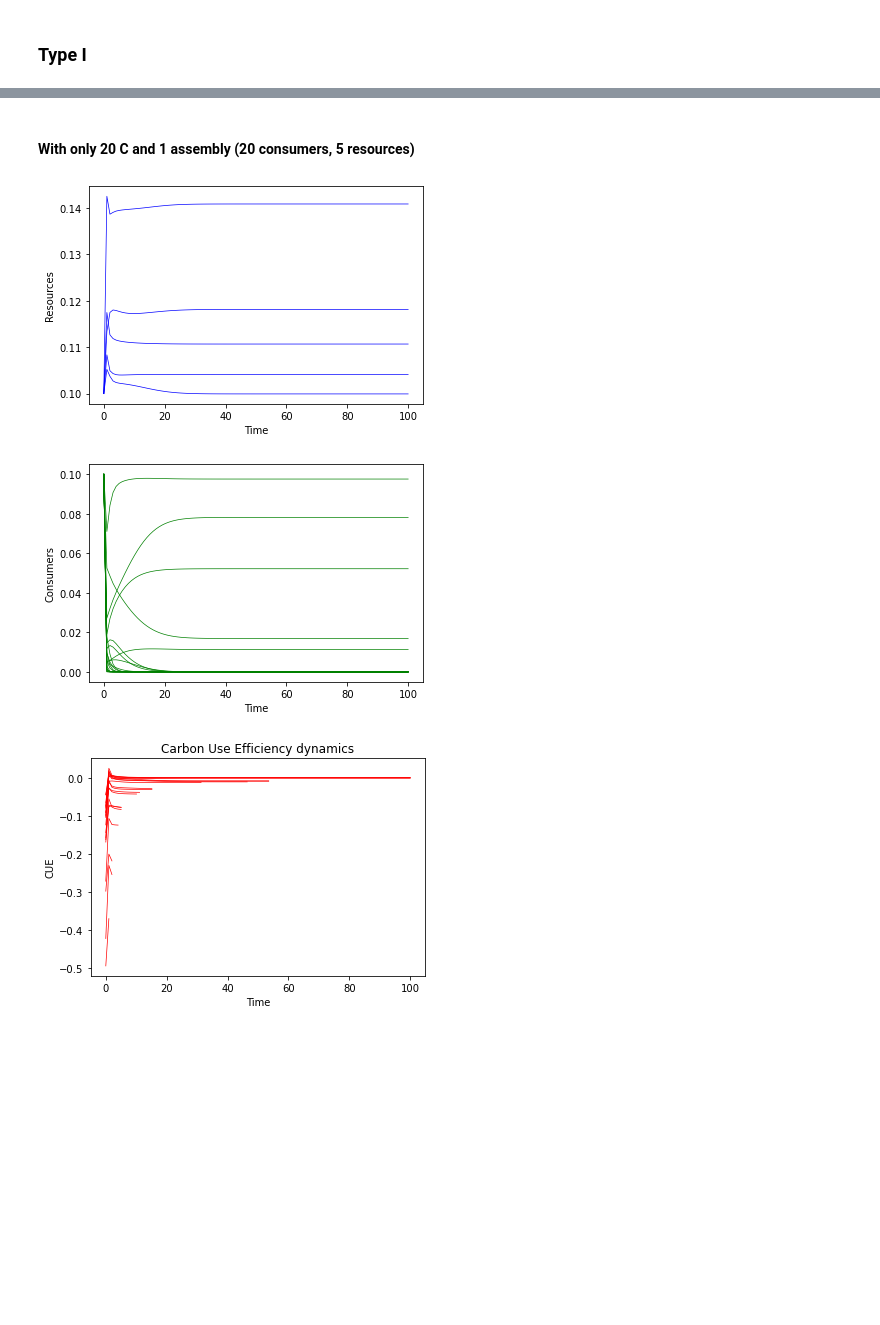
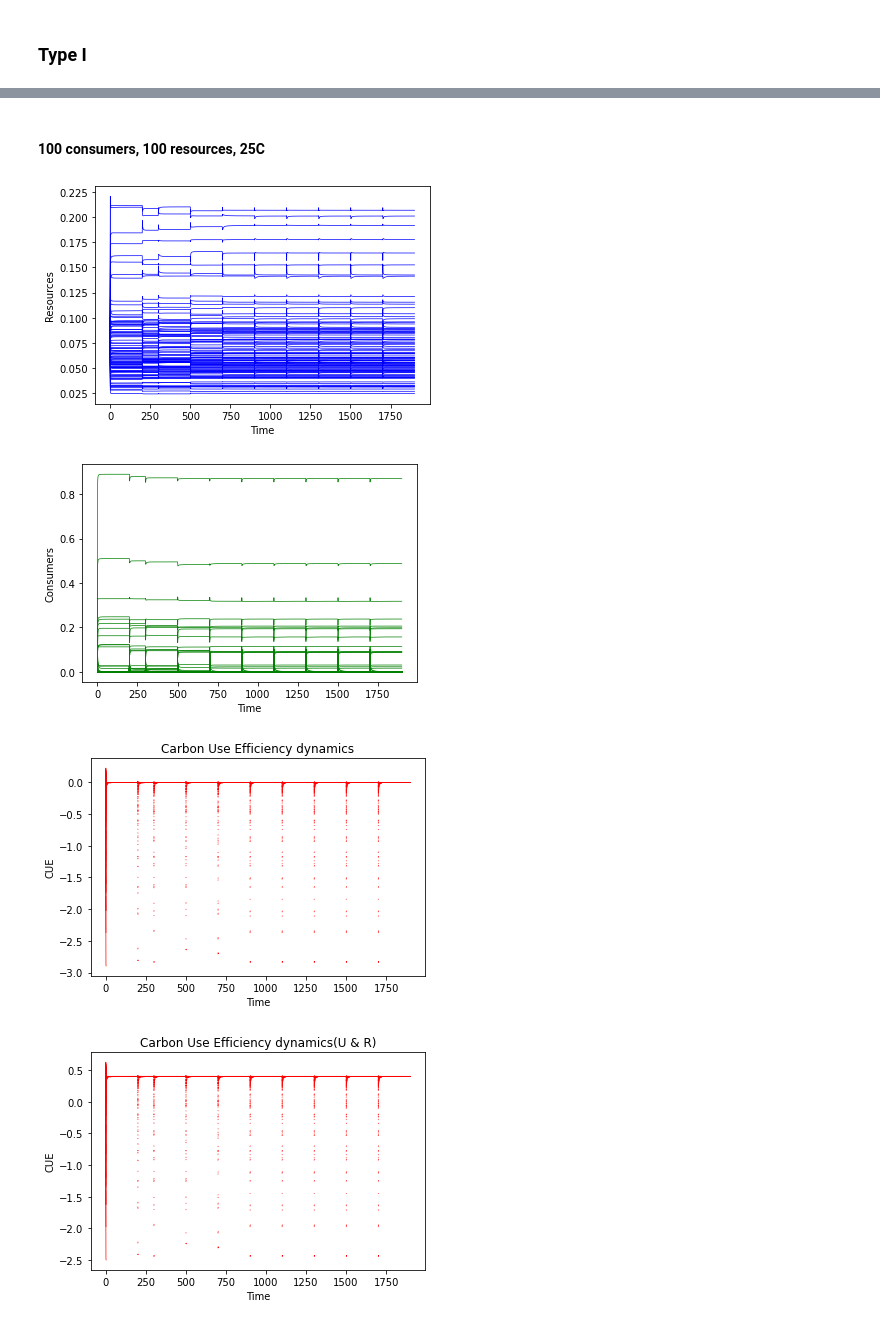
Before and after one commit to DaniDuan/CMEEProject, a Jupyter notebook: code/temp_microbial_CUE.ipynb, the cells around one changed output, grey strips where cells are left out. Cells and saved outputs as stored; diff of their text form; code cells hidden in the pictures; blank space fills up the shorter version.

```diff
--- a/code/temp_microbial_CUE.ipynb
+++ b/code/temp_microbial_CUE.ipynb
@@ -279,31 +337,32 @@ ass_temp_run(t_fin, N, M, t_n,  Tref, Ma, ass, x0, pk_R, pk_U, Ea_D, typ, K)
-# %% [markdown]
-#### With only 20 C and 1 assembly (20 consumers, 5 resources)
+# %% [markdown]
+#### 100 consumers, 100 resources, 25C
 # %%
 from Bacteria_vector_modular import ass_temp_run
 import numpy as np
 
 ########## Setting Parameters ###########
-N = 20 # Number of consumers
-M = 5 # Number of resources
+N = 100 # Number of consumers
+M = 100 # Number of resources
 
 # Temperature params
+T = 273.15 + 25 # Temperature
 Tref = 273.15 # Reference temperature Kelvin, 0 degrees C
 pk_U = np.random.normal(25, 3, size = N)
 pk_R = pk_U + 2
 Ma = 1 # Mass
 Ea_D = np.repeat(3.5,N) # Deactivation energy
-t_n = 21 # Number of temperatures to run the model at, model starts at 20
 
 # Assembly
-ass = 1 # Assembly times at each temperature
+ass = 10 # Assembly times at each temperature
 t_fin = 100 # Number of time steps for each temperature
 x0 = np.concatenate((np.full([N], (0.1)),np.full([M], (0.1)))) # Starting concentration for resources and consumers
 typ = 1 # Functional response, Type I or II
 K = 0.5 # Half saturation constant for Monod equation(Type II)
 
 ########## Running Model ###########
-ass_temp_run(t_fin, N, M, t_n,  Tref, Ma, ass, x0, pk_R, pk_U, Ea_D, typ, K)
+ass_temp_run(t_fin, N, M, T, Tref, Ma, ass, x0, pk_R, pk_U, Ea_D, typ, K)
 # %% [output]
-[figure, old version]
+[figure, new version]
-[figure, old version]
+[figure, new version]
-[figure, old version]
+[figure, new version]
+[figure, added]
```
Also changed, not shown: parts of 18 cells of this notebook, 1 other file.
